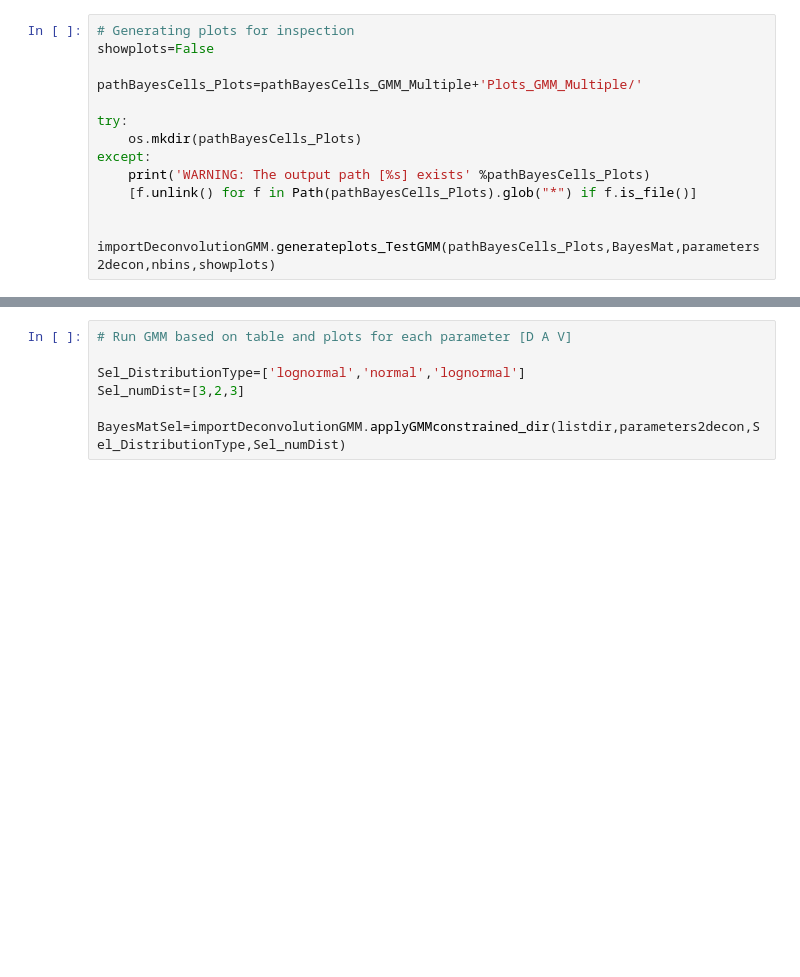
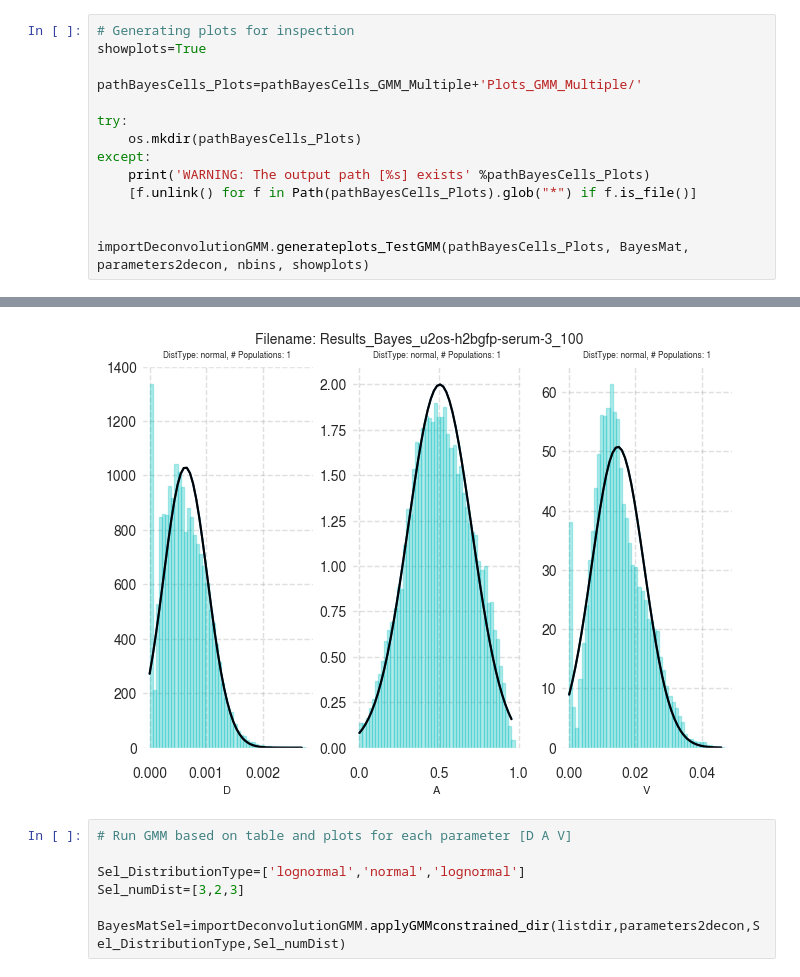
Before and after one commit to marwan-abdellah/hidpy, a Jupyter notebook: notebooks/03-hidpy-stage-2.ipynb, the cells around one changed output, grey strips where cells are left out. Saved outputs shown, nothing was run; the diff lists cells and outputs as text; blank space fills up the shorter version.

```diff
--- a/notebooks/03-hidpy-stage-2.ipynb
+++ b/notebooks/03-hidpy-stage-2.ipynb
@@ -46,6 +47,6 @@ WARNING: The output path [c:\Users\valad\Documents\GitHub\hidpy\notebooks/../out
 # %%
 # Generating plots for inspection
-showplots=False
+showplots=True
 
 pathBayesCells_Plots=pathBayesCells_GMM_Multiple+'Plots_GMM_Multiple/'
 
@@ -56,5 +57,5 @@ except:
     [f.unlink() for f in Path(pathBayesCells_Plots).glob("*") if f.is_file()]
 
 
-importDeconvolutionGMM.generateplots_TestGMM(pathBayesCells_Plots,BayesMat,parameters2decon,nbins,showplots)
+importDeconvolutionGMM.generateplots_TestGMM(pathBayesCells_Plots, BayesMat, parameters2decon, nbins, showplots)
 # %% [output]
@@ -62,3 +63,4 @@ WARNING: The output path [c:\Users\valad\Documents\GitHub\hidpy\notebooks/../out
+[figure, added]
 # %%
 # Run GMM based on table and plots for each parameter [D A V]
 
```
Also changed, not shown: parts of 5 cells of this notebook, 17 other files.
